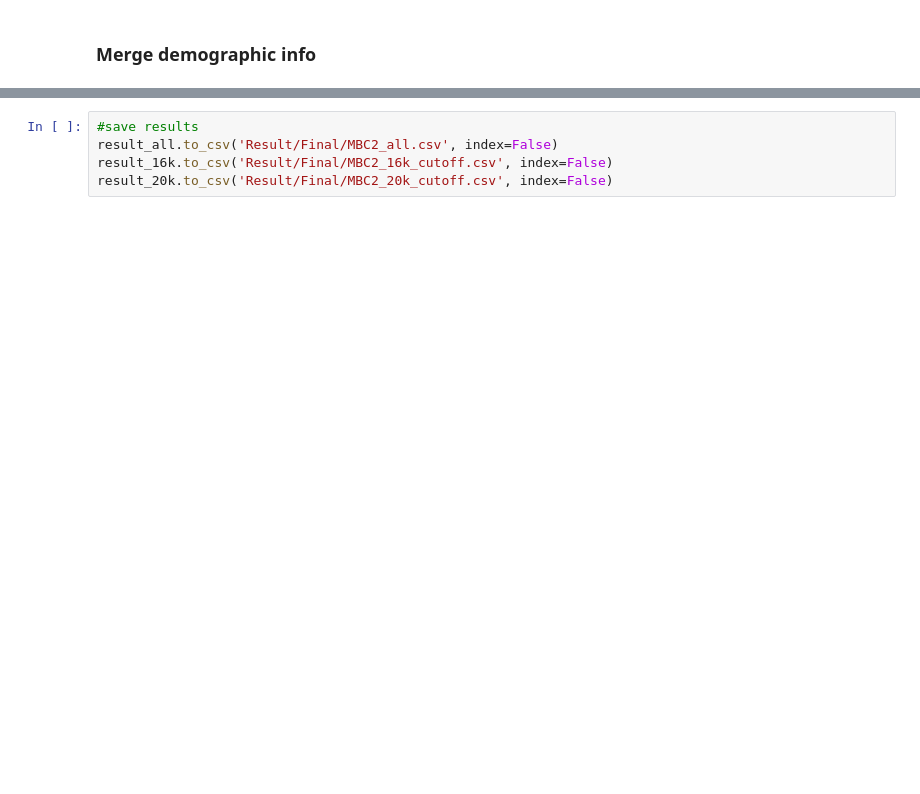
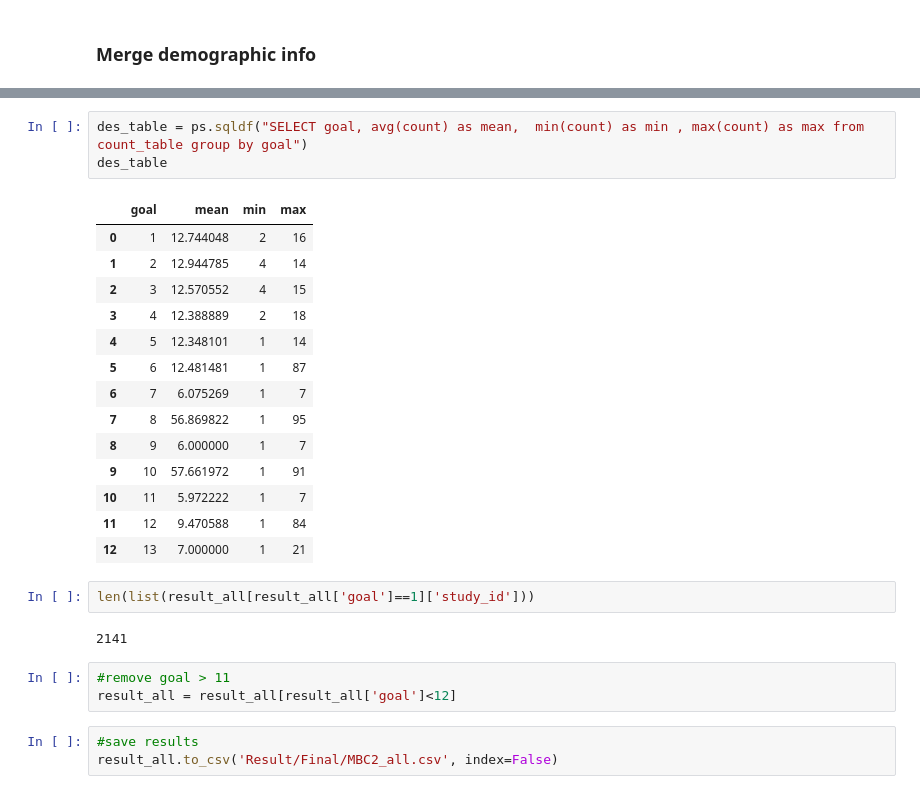
Before and after one commit to BoyangW/BC_Datacore, a Jupyter notebook: MBC2/Notebook/Timeline_Alignment.ipynb, the cells around one changed output, grey strips where cells are left out. Drawn from its saved outputs; the diff is of its cells as text; blank space fills up the shorter version.

```diff
--- a/MBC2/Notebook/Timeline_Alignment.ipynb
+++ b/MBC2/Notebook/Timeline_Alignment.ipynb
@@ -252,5 +270,28 @@ result_20k = result_20k[reoder]
+# %%
+des_table = ps.sqldf("SELECT goal, avg(count) as mean,  min(count) as min , max(count) as max from count_table group by goal")
+des_table
+# %% [output]
+|  | goal | mean | min | max |
+| 0 | 1 | 12.744048 | 2 | 16 |
+| 1 | 2 | 12.944785 | 4 | 14 |
+| 2 | 3 | 12.570552 | 4 | 15 |
+| 3 | 4 | 12.388889 | 2 | 18 |
+| 4 | 5 | 12.348101 | 1 | 14 |
+| 5 | 6 | 12.481481 | 1 | 87 |
+| 6 | 7 | 6.075269 | 1 | 7 |
+| 7 | 8 | 56.869822 | 1 | 95 |
+| 8 | 9 | 6.000000 | 1 | 7 |
+| 9 | 10 | 57.661972 | 1 | 91 |
+| 10 | 11 | 5.972222 | 1 | 7 |
+| 11 | 12 | 9.470588 | 1 | 84 |
+| 12 | 13 | 7.000000 | 1 | 21 |
+# %%
+len(list(result_all[result_all['goal']==1]['study_id']))
+# %% [output]
+2141
+# %%
+#remove goal > 11
+result_all = result_all[result_all['goal']<12]
 # %%
 #save results
 result_all.to_csv('Result/Final/MBC2_all.csv', index=False)
-result_16k.to_csv('Result/Final/MBC2_16k_cutoff.csv', index=False)
-result_20k.to_csv('Result/Final/MBC2_20k_cutoff.csv', index=False)
```
Also changed, not shown: parts of 21 cells of this notebook.
